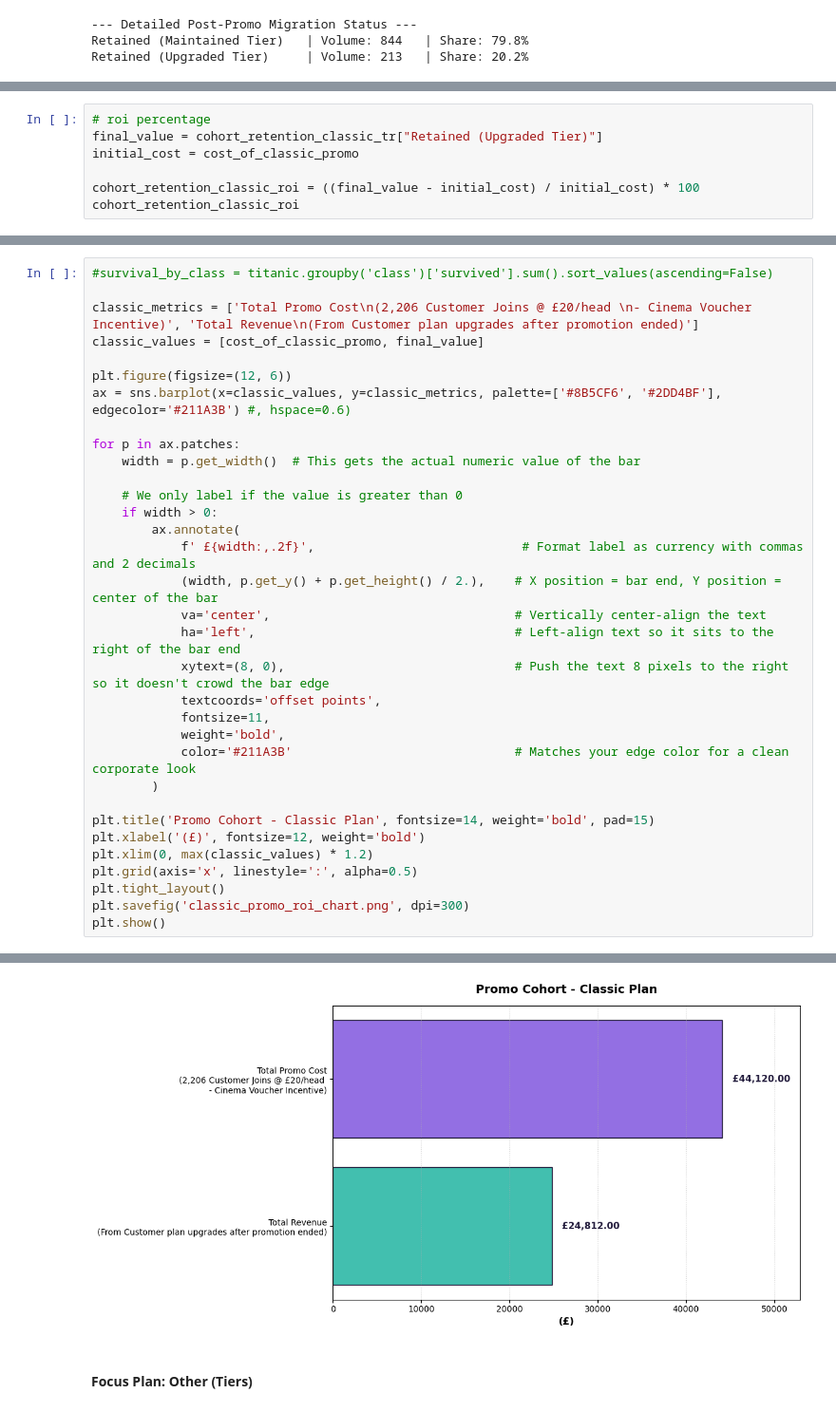
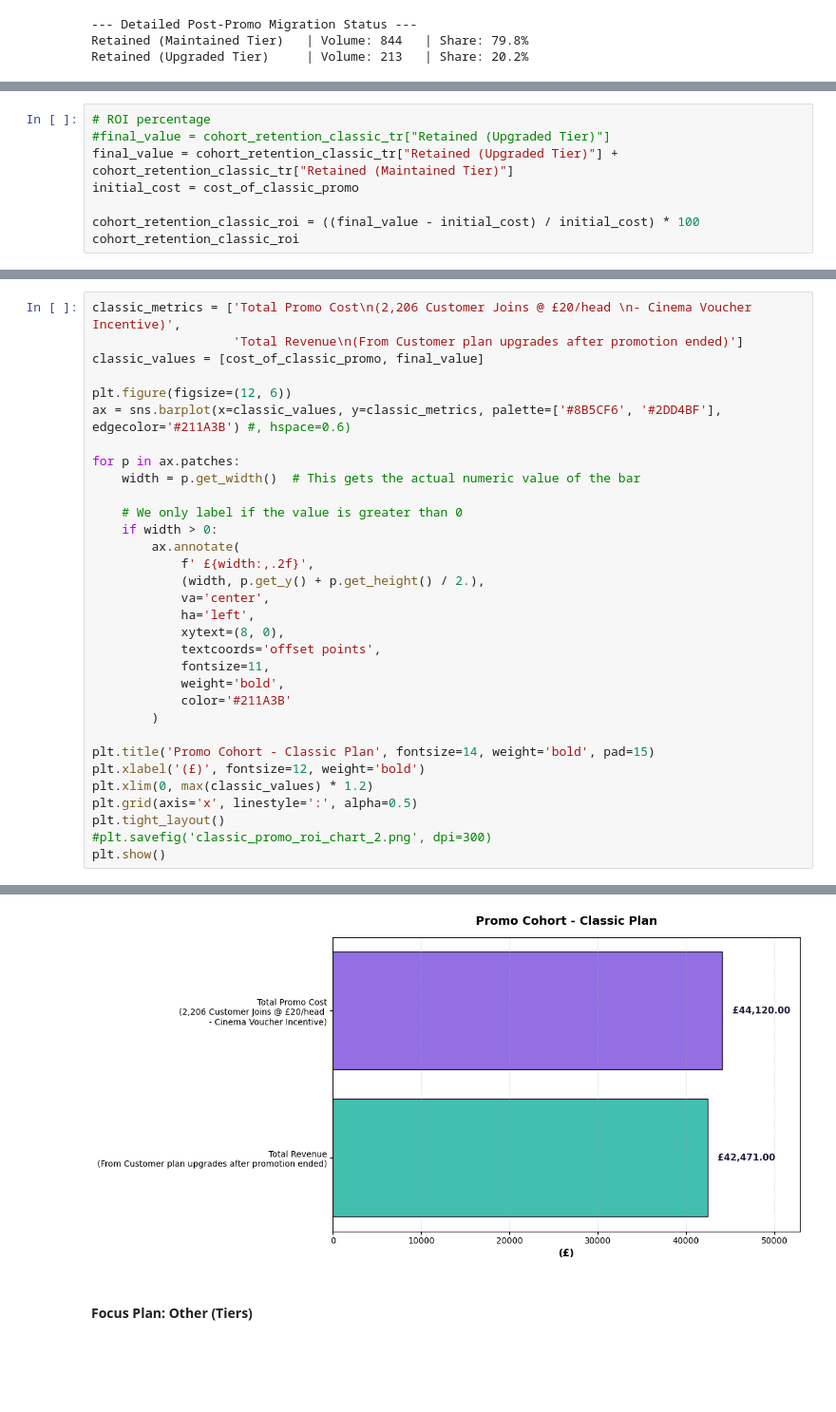
Before and after one commit to geraintmelville/moneycraft_project, a Jupyter notebook: Ysabela_MoneyCraft_Project_Promo.ipynb, the cells around one changed output, grey strips where cells are left out. Shown at 95% size. Cells and saved outputs as stored; diff of their text form; blank space fills up the shorter version.

```diff
--- a/Ysabela_MoneyCraft_Project_Promo.ipynb
+++ b/Ysabela_MoneyCraft_Project_Promo.ipynb
@@ -427,8 +471,9 @@ Retained (Maintained Tier)    17659
 Retained (Upgraded Tier)      24812
 Name: total_revenue, dtype: int64
 # %%
-# roi percentage
-final_value = cohort_retention_classic_tr["Retained (Upgraded Tier)"]
+# ROI percentage
+#final_value = cohort_retention_classic_tr["Retained (Upgraded Tier)"]
+final_value = cohort_retention_classic_tr["Retained (Upgraded Tier)"] + cohort_retention_classic_tr["Retained (Maintained Tier)"]
 initial_cost = cost_of_classic_promo
 
 cohort_retention_classic_roi = ((final_value - initial_cost) / initial_cost) * 100
@@ -438,41 +483,40 @@ np.float64(-43.76246600181324)
 # %%
-#survival_by_class = titanic.groupby('class')['survived'].sum().sort_values(ascending=False)
-
-classic_metrics = ['Total Promo Cost\n(2,206 Customer Joins @ £20/head \n- Cinema Voucher Incentive)', 'Total Revenue\n(From Customer plan upgrades after promotion ended)']
+classic_metrics = ['Total Promo Cost\n(2,206 Customer Joins @ £20/head \n- Cinema Voucher Incentive)',
+                   'Total Revenue\n(From Customer plan upgrades after promotion ended)']
 classic_values = [cost_of_classic_promo, final_value]
 
 plt.figure(figsize=(12, 6))
 ax = sns.barplot(x=classic_values, y=classic_metrics, palette=['#8B5CF6', '#2DD4BF'], edgecolor='#211A3B') #, hspace=0.6)
 
 for p in ax.patches:
     width = p.get_width()  # This gets the actual numeric value of the bar
 
     # We only label if the value is greater than 0
     if width > 0:
         ax.annotate(
-            f' £{width:,.2f}',                            # Format label as currency with commas and 2 decimals
-            (width, p.get_y() + p.get_height() / 2.),    # X position = bar end, Y position = center of the bar
-            va='center',                                 # Vertically center-align the text
-            ha='left',                                   # Left-align text so it sits to the right of the bar end
-            xytext=(8, 0),                               # Push the text 8 pixels to the right so it doesn't crowd the bar edge
+            f' £{width:,.2f}',
+            (width, p.get_y() + p.get_height() / 2.),
+            va='center',
+            ha='left',
+            xytext=(8, 0),
             textcoords='offset points',
             fontsize=11,
             weight='bold',
-            color='#211A3B'                              # Matches your edge color for a clean corporate look
+            color='#211A3B'
         )
 
 plt.title('Promo Cohort - Classic Plan', fontsize=14, weight='bold', pad=15)
 plt.xlabel('(£)', fontsize=12, weight='bold')
 plt.xlim(0, max(classic_values) * 1.2)
 plt.grid(axis='x', linestyle=':', alpha=0.5)
 plt.tight_layout()
-plt.savefig('classic_promo_roi_chart.png', dpi=300)
+#plt.savefig('classic_promo_roi_chart_2.png', dpi=300)
 plt.show()
 # %% [output]
 Passing `palette` without assigning `hue` is deprecated and will be removed in v0.14.0. Assign the `y` variable to `hue` and set `legend=False` for the same effect.
 
   ax = sns.barplot(x=classic_values, y=classic_metrics, palette=['#8B5CF6', '#2DD4BF'], edgecolor='#211A3B') #, hspace=0.6)
-[figure, old version]
+[figure, new version]
 # %% [markdown]
 #### Focus Plan: Other (Tiers)
 # %%
```
Also changed, not shown: parts of 17 cells of this notebook, 5 other files.
